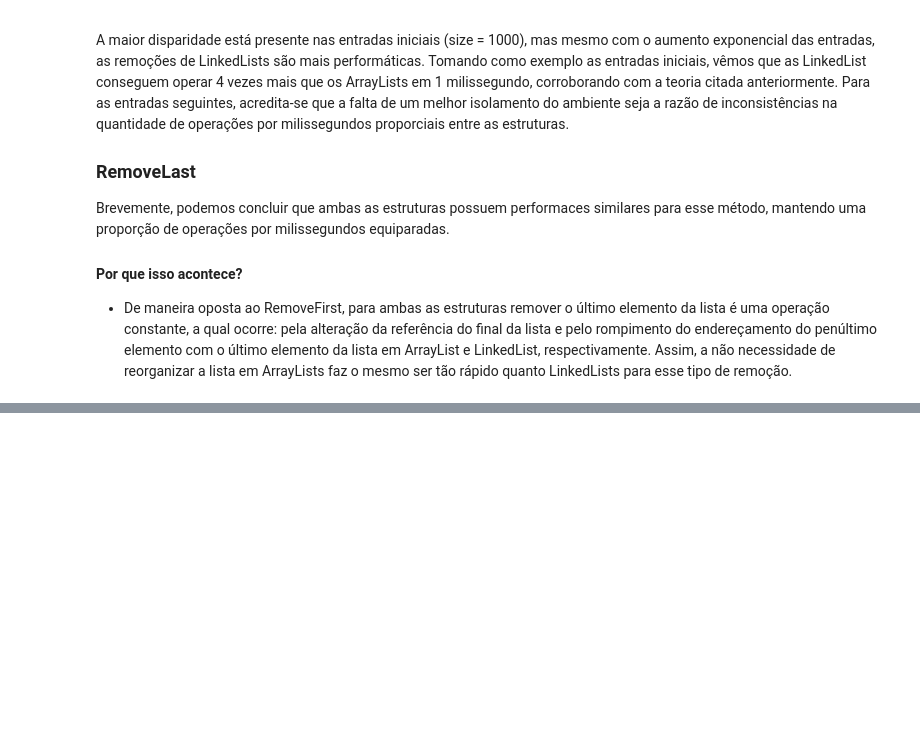
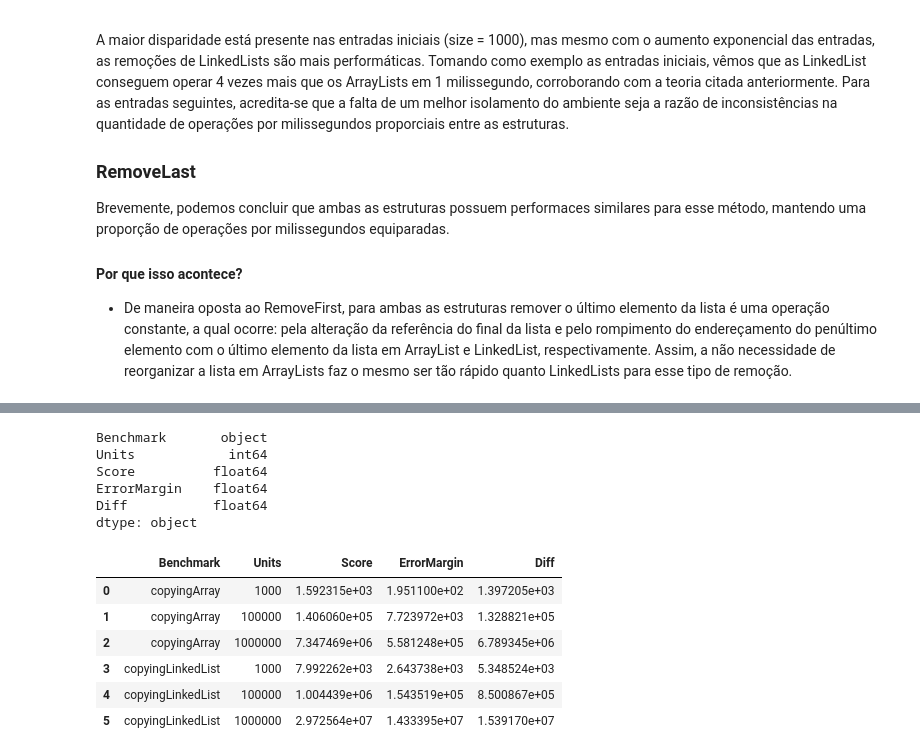
Before and after one commit to Darlan-Almeida/Benchmarks_Estrutura_De_Dados, a Jupyter notebook: notebook/analisys-arraylist-linkedlist.ipynb, the cells around one changed output, grey strips where cells are left out. Cells and saved outputs as stored; diff of their text form; code cells hidden in the pictures; blank space fills up the shorter version.

```diff
--- a/notebook/analisys-arraylist-linkedlist.ipynb
+++ b/notebook/analisys-arraylist-linkedlist.ipynb
@@ -207,0 +221,24 @@ Brevemente, podemos concluir que ambas as estruturas possuem performaces similar
+# %%
+## Tratamento inicial do DataSet BulkByTime
+bulk = pd.read_csv("BulkAverageTime.csv")
+
+bulk["Score"] = bulk["Score"].str.replace(",",".").astype(float)
+bulk["ErrorMargin"] = bulk["ErrorMargin"].str.replace(",",".").astype(float)
+bulk["Diff"] = bulk["Diff"].str.replace(",",".").astype(float)
+
+print(bulk.dtypes)
+bulk.head(6)
+# %% [output]
+Benchmark       object
+Units            int64
+Score          float64
+ErrorMargin    float64
+Diff           float64
+dtype: object
+|  | Benchmark | Units | Score | ErrorMargin | Diff |
+| 0 | copyingArray | 1000 | 1.592315e+03 | 1.951100e+02 | 1.397205e+03 |
+| 1 | copyingArray | 100000 | 1.406060e+05 | 7.723972e+03 | 1.328821e+05 |
+| 2 | copyingArray | 1000000 | 7.347469e+06 | 5.581248e+05 | 6.789345e+06 |
+| 3 | copyingLinkedList | 1000 | 7.992262e+03 | 2.643738e+03 | 5.348524e+03 |
+| 4 | copyingLinkedList | 100000 | 1.004439e+06 | 1.543519e+05 | 8.500867e+05 |
+| 5 | copyingLinkedList | 1000000 | 2.972564e+07 | 1.433395e+07 | 1.539170e+07 |
```
Also changed, not shown: parts of 11 cells of this notebook, 3 other files.
